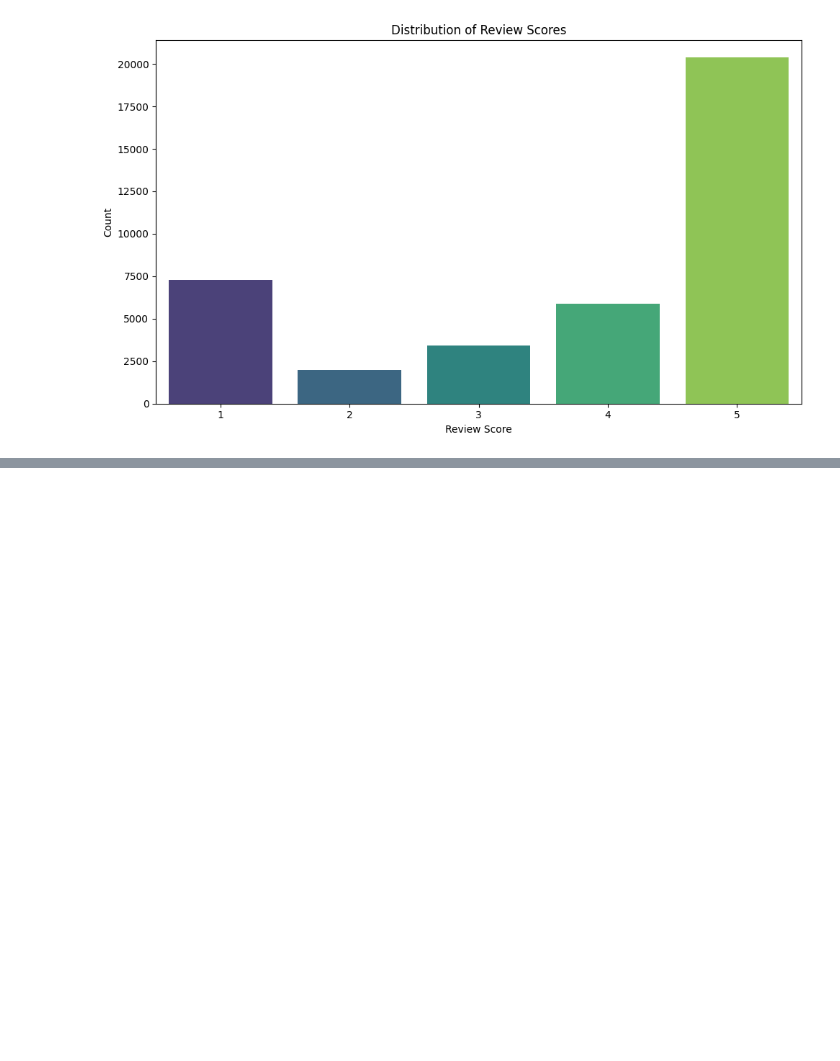
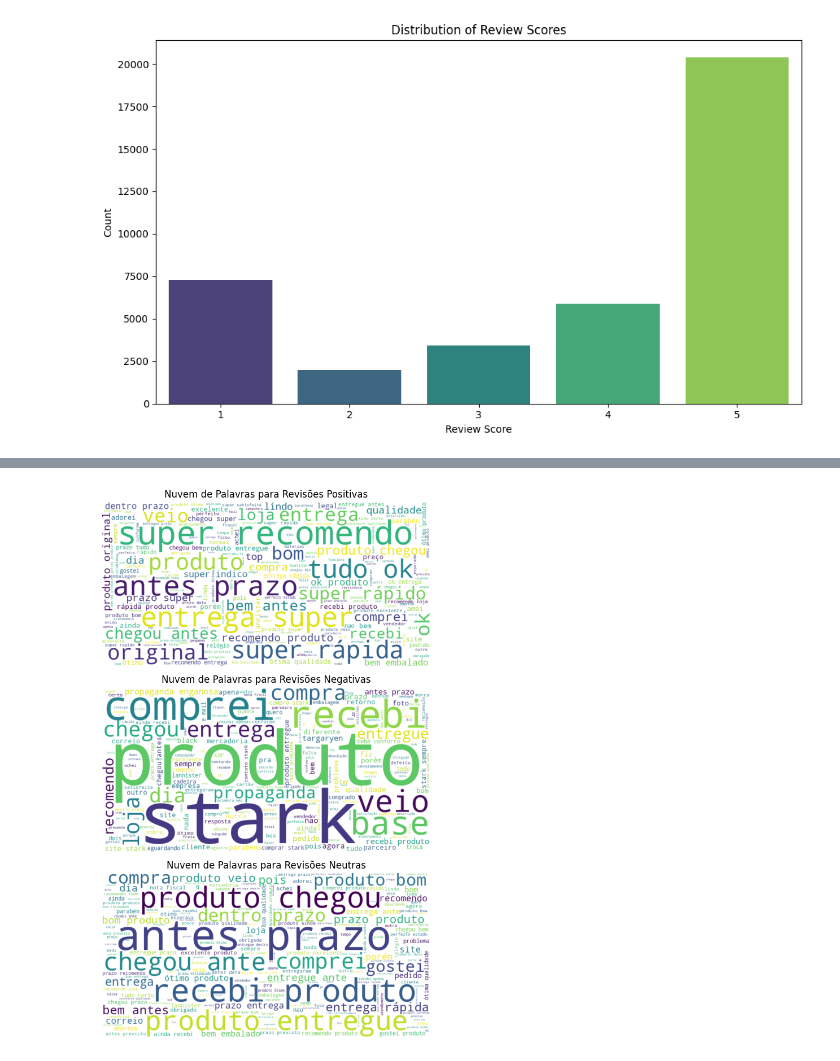
Before and after one commit to RafeuLopo/Kaggle_Analysis, a Jupyter notebook: Olist_Analysis.ipynb, the cells around one changed output, grey strips where cells are left out. Cells and saved outputs as stored; diff of their text form; code cells hidden in the pictures; blank space fills up the shorter version.

```diff
--- a/Olist_Analysis.ipynb
+++ b/Olist_Analysis.ipynb
@@ -770,0 +833,30 @@ Notes:
+# %%
+positive_reviews = ' '.join(reviews[(reviews['sentiment_category'] == 'positive')]['cleaned_review'].str.replace('APPRECIATION_', '').str.replace('NOT_', '').str.replace('nota:\d+', ''))
+negative_reviews = ' '.join(reviews[(reviews['sentiment_category'] == 'negative')]['cleaned_review'].str.replace('APPRECIATION_', '').str.replace('NOT_', '').str.replace('nota:\d+', ''))
+neutral_reviews = ' '.join(reviews[(reviews['sentiment_category'] == 'neutral')]['cleaned_review'].str.replace('APPRECIATION_', '').str.replace('NOT_', '').str.replace('nota:\d+', ''))
+
+wordcloud_positive = WordCloud(width=800, height=400, background_color='white').generate(positive_reviews)
+wordcloud_negative = WordCloud(width=800, height=400, background_color='white').generate(negative_reviews)
+wordcloud_neutral = WordCloud(width=800, height=400, background_color='white').generate(neutral_reviews)
+
+plt.figure(figsize=(15, 10))
+
+plt.subplot(3, 1, 1)
+plt.imshow(wordcloud_positive, interpolation='bilinear')
+plt.title('Nuvem de Palavras para Revisões Positivas')
+plt.axis('off')
+
+plt.subplot(3, 1, 2)
+plt.imshow(wordcloud_negative, interpolation='bilinear')
+plt.title('Nuvem de Palavras para Revisões Negativas')
+plt.axis('off')
+
+plt.subplot(3, 1, 3)
+plt.imshow(wordcloud_neutral, interpolation='bilinear')
+plt.title('Nuvem de Palavras para Revisões Neutras')
+plt.axis('off')
+
+plt.tight_layout()
+plt.show()
+# %% [output]
+[figure, added]
```
Also changed, not shown: parts of 27 cells of this notebook.
